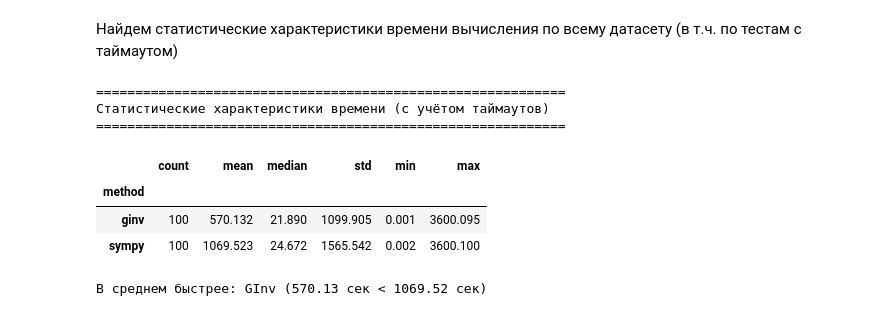
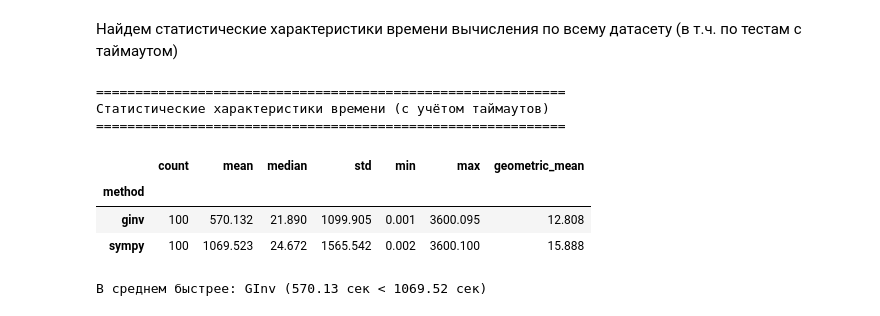
Before and after one commit to ngalatsan/groebner-runtimes, a Jupyter notebook: stat_analysis.ipynb, the cells around one changed output. Saved outputs shown, nothing was run; the diff lists cells and outputs as text; code cells hidden in the pictures.

```diff
--- a/stat_analysis.ipynb
+++ b/stat_analysis.ipynb
@@ -83,18 +83,21 @@ pd.crosstab(df['method'], df['status'], margins=True)
 # %%
 print("="*60)
 print("Статистические характеристики времени (с учётом таймаутов)")
 print("="*60)
 
-stats = df.groupby('method')['time'].agg(['count', 'mean', 'median', 'std', 'min', 'max']).round(3)
+stats = df.groupby('method')['time'].agg(['count', 'mean', 'median', 'std', 'min', 'max',
+                                          lambda x: np.exp(np.mean(np.log(x)))]).round(3)
+
+stats.columns = ['count', 'mean', 'median', 'std', 'min', 'max', 'geometric_mean']
 stats
 # %% [output]
 ============================================================
 Статистические характеристики времени (с учётом таймаутов)
 ============================================================
-|  | count | mean | median | std | min | max |
-| method |  |  |  |  |  |  |
-| ginv | 100 | 570.132 | 21.890 | 1099.905 | 0.001 | 3600.095 |
-| sympy | 100 | 1069.523 | 24.672 | 1565.542 | 0.002 | 3600.100 |
+|  | count | mean | median | std | min | max | geometric_mean |
+| method |  |  |  |  |  |  |  |
+| ginv | 100 | 570.132 | 21.890 | 1099.905 | 0.001 | 3600.095 | 12.808 |
+| sympy | 100 | 1069.523 | 24.672 | 1565.542 | 0.002 | 3600.100 | 15.888 |
 # %%
 # Кто в среднем быстрее
 mean_sympy = stats.loc['sympy', 'mean']
```
Also changed, not shown: parts of 9 cells of this notebook.
